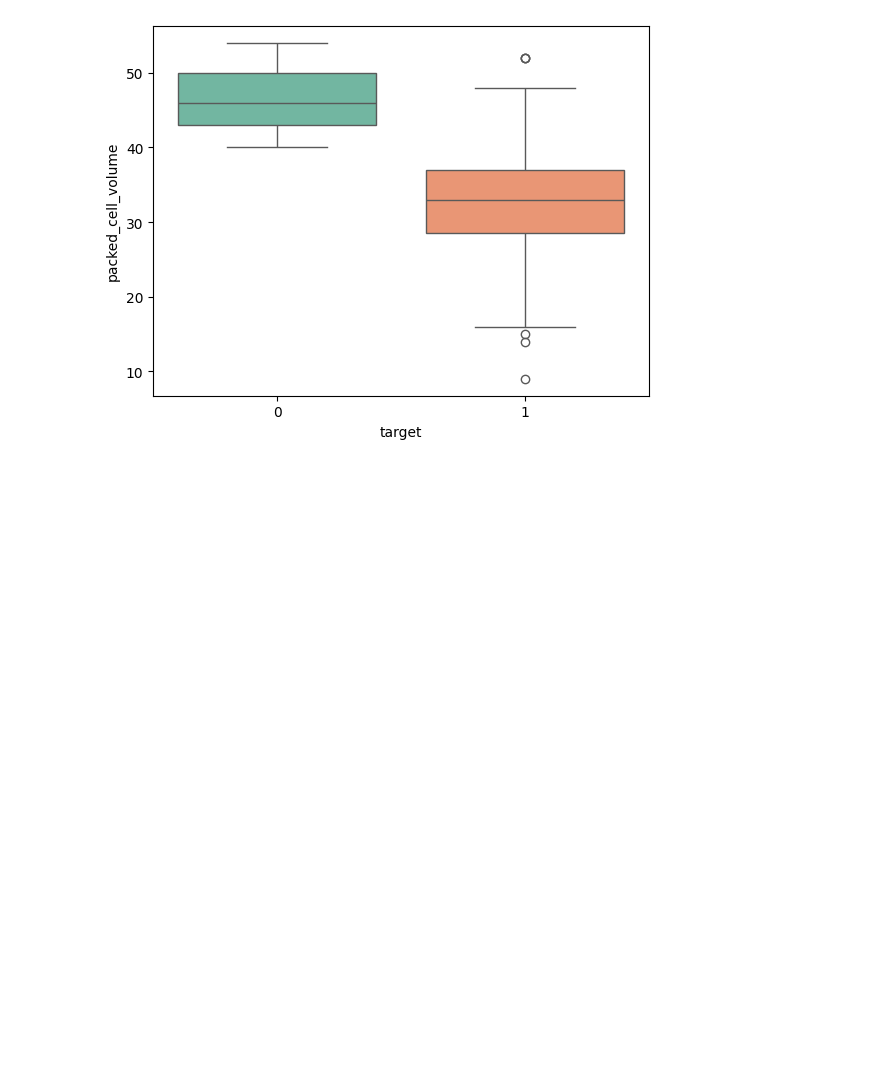
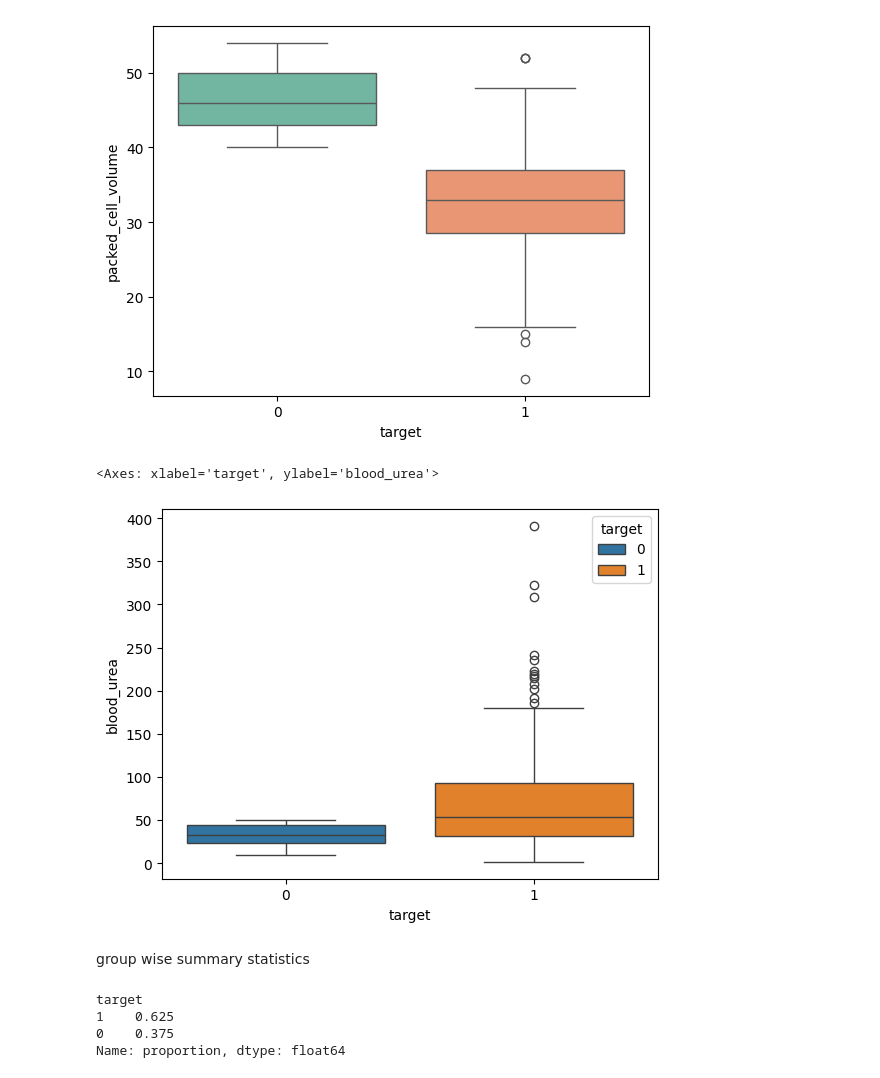
Before and after one commit to rituparna25/Chronic-Kidney-Disease-Predictor, a Jupyter notebook: kidney_disease_code.ipynb, the cells around one changed output. Saved outputs shown, nothing was run; the diff lists cells and outputs as text; code cells hidden in the pictures; blank space fills up the shorter version.

```diff
--- a/kidney_disease_code.ipynb
+++ b/kidney_disease_code.ipynb
@@ -364,3 +367,17 @@ sns.boxplot(data=df, x='target', y='packed_cell_volume', palette='Set2')
 Passing `palette` without assigning `hue` is deprecated and will be removed in v0.14.0. Assign the `x` variable to `hue` and set `legend=False` for the same effect.
 <Axes: xlabel='target', ylabel='packed_cell_volume'>
 [figure]
+# %%
+sns.boxplot(data=df, x='target', y='blood_urea',hue='target')
+# %% [output]
+<Axes: xlabel='target', ylabel='blood_urea'>
+[figure, added]
+# %% [markdown]
+group wise summary statistics
+# %%
+df['target'].value_counts(normalize=True)
+# %% [output]
+target
+1    0.625
+0    0.375
+Name: proportion, dtype: float64
```
Also changed, not shown: parts of 9 cells of this notebook.
